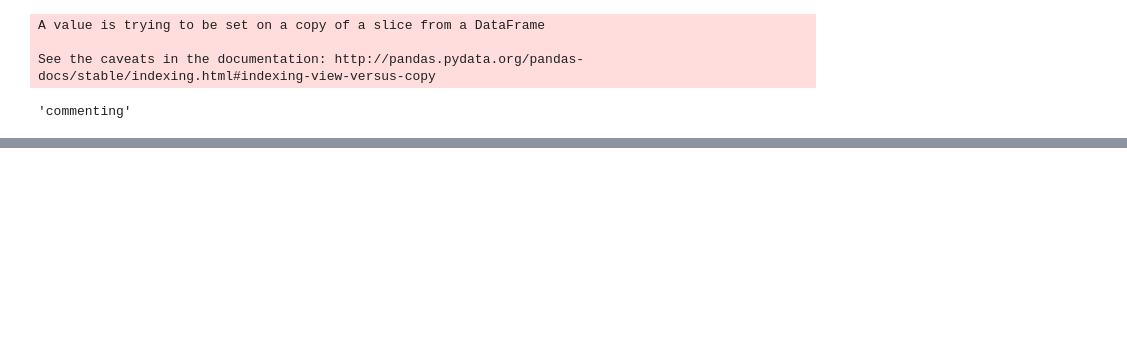
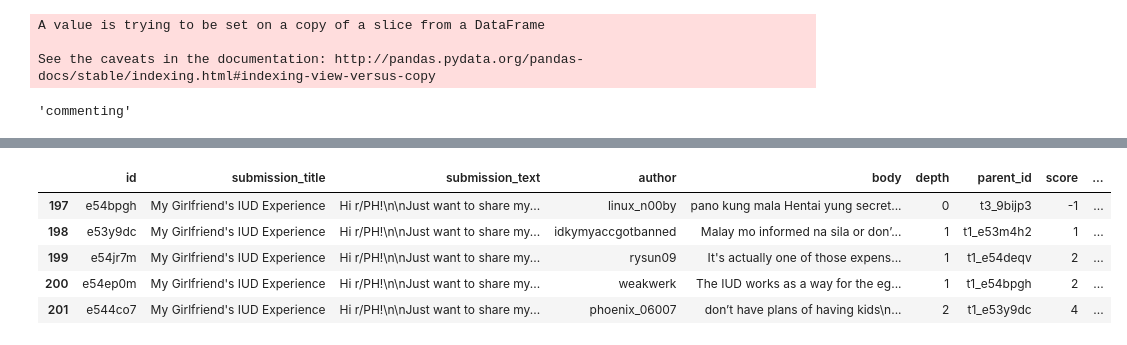
Before and after one commit to daniddelrio/Philippine-Contraception-Discourse, a Jupyter notebook: labelling_rows_dani.ipynb, the cells around one changed output, grey strips where cells are left out. Cells and saved outputs as stored; diff of their text form; code cells hidden in the pictures; blank space fills up the shorter version.

```diff
--- a/labelling_rows_dani.ipynb
+++ b/labelling_rows_dani.ipynb
@@ -68,0 +108,9 @@ df2.to_csv('label/301-400.csv', index=False)
+# %%
+two2.iloc[-5:]
+# %% [output]
+|  | id | submission_title | submission_text | author | body | depth | parent_id | score | ... |
+| 197 | e54bpgh | My Girlfriend's IUD Experience | Hi r/PH!\n\nJust want to share my... | linux_n00by | pano kung mala Hentai yung secret... | 0 | t3_9bijp3 | -1 | ... |
+| 198 | e53y9dc | My Girlfriend's IUD Experience | Hi r/PH!\n\nJust want to share my... | idkymyaccgotbanned | Malay mo informed na sila or don’... | 1 | t1_e53m4h2 | 1 | ... |
+| 199 | e54jr7m | My Girlfriend's IUD Experience | Hi r/PH!\n\nJust want to share my... | rysun09 | It's actually one of those expens... | 1 | t1_e54deqv | 2 | ... |
+| 200 | e54ep0m | My Girlfriend's IUD Experience | Hi r/PH!\n\nJust want to share my... | weakwerk | The IUD works as a way for the eg... | 1 | t1_e54bpgh | 2 | ... |
+| 201 | e544co7 | My Girlfriend's IUD Experience | Hi r/PH!\n\nJust want to share my... | phoenix_06007 | don’t have plans of having kids\n... | 2 | t1_e53y9dc | 4 | ... |
```
Also changed, not shown: parts of 23 cells of this notebook, 8 other files.
